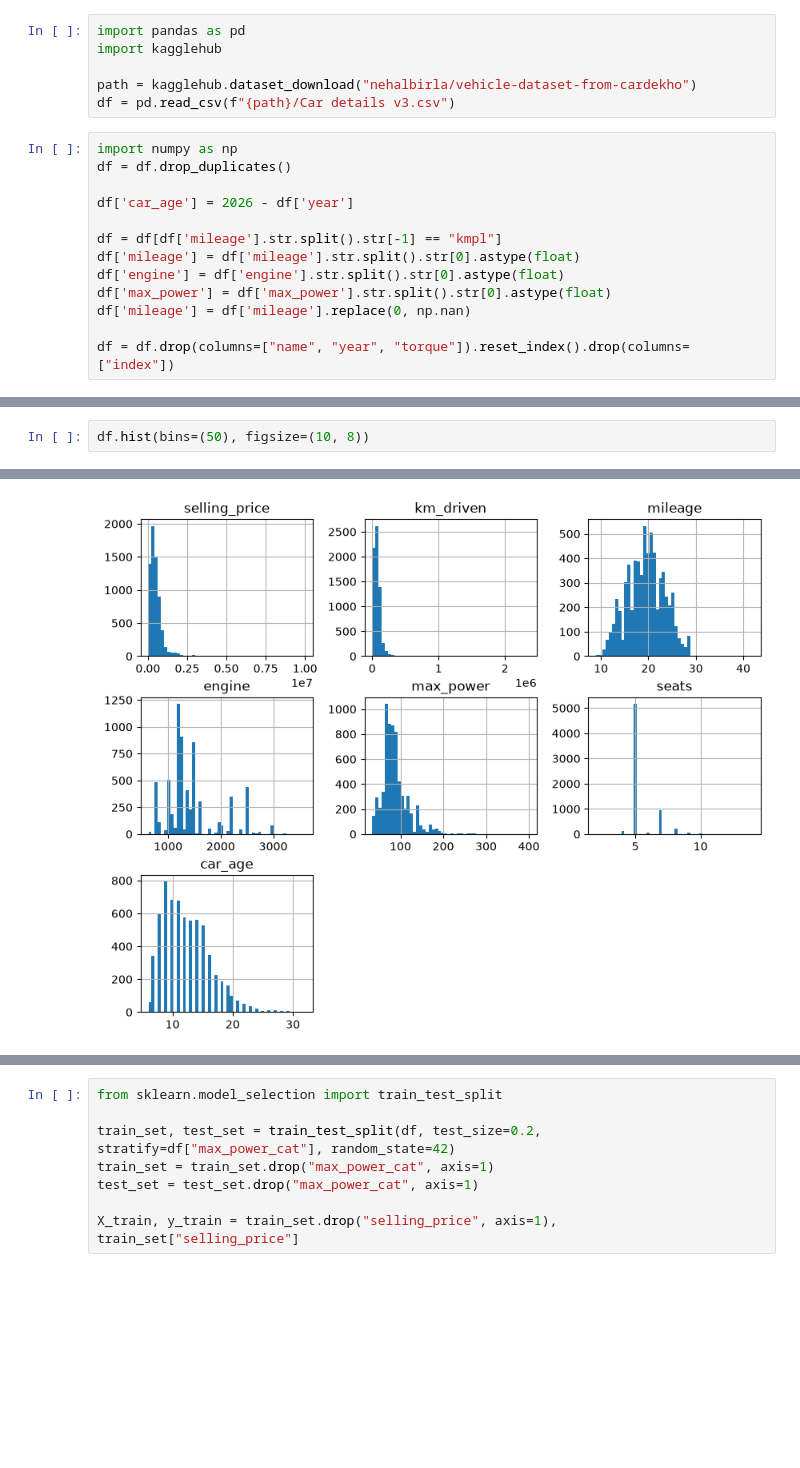
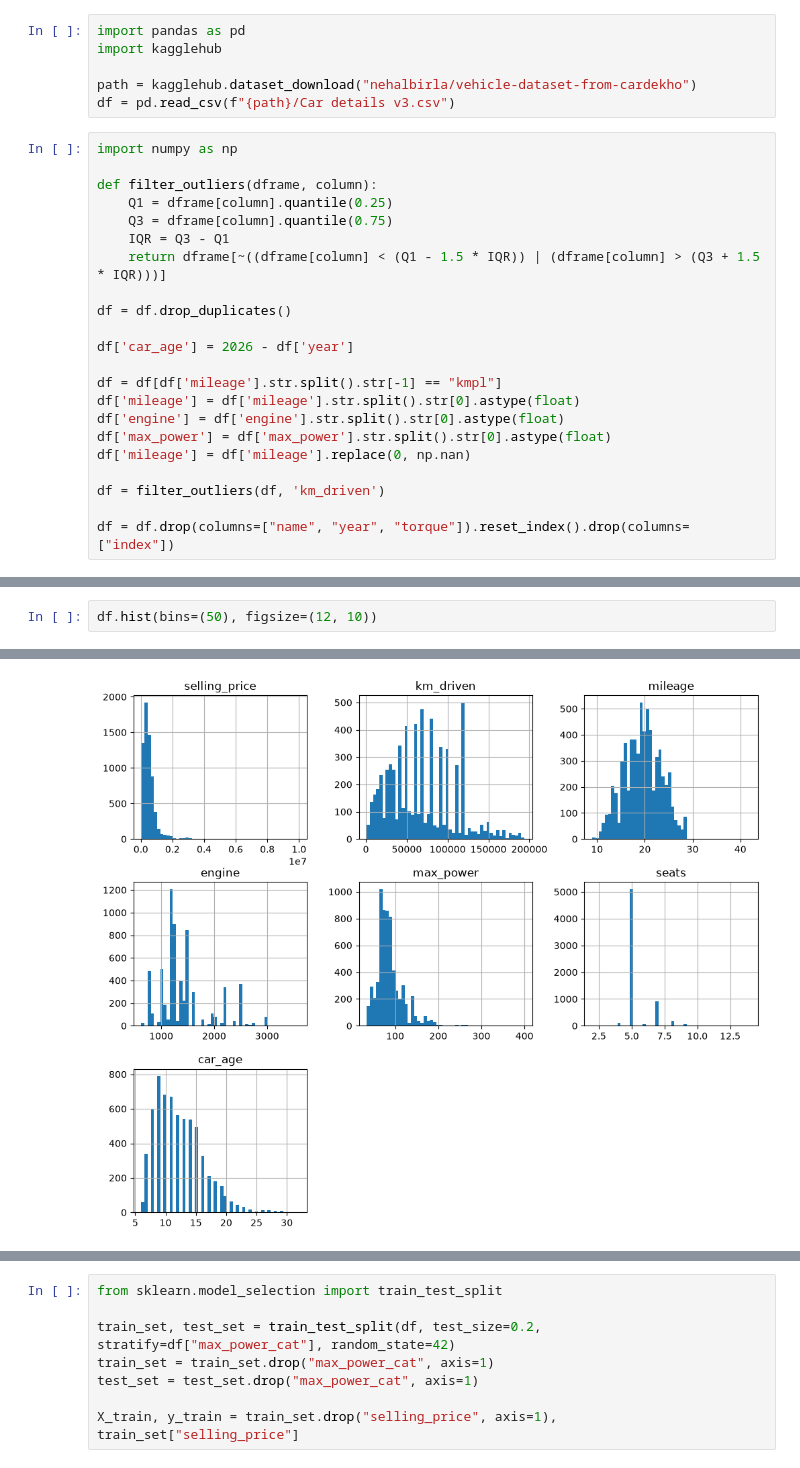
Before and after one commit to vovap2parbitrage/Hands-On-ML-with-Scikit-Learn-and-PyTorch, a Jupyter notebook: Classical_ML/Chapter_2/chapter_2_hands_on_exercise/chapter_2_exercise_7/chapter_2_exercise_7.ipynb, the cells around one changed output, grey strips where cells are left out. Cells and saved outputs as stored; diff of their text form; blank space fills up the shorter version.

```diff
--- a/Classical_ML/Chapter_2/chapter_2_hands_on_exercise/chapter_2_exercise_7/chapter_2_exercise_7.ipynb
+++ b/Classical_ML/Chapter_2/chapter_2_hands_on_exercise/chapter_2_exercise_7/chapter_2_exercise_7.ipynb
@@ -6,6 +6,13 @@ path = kagglehub.dataset_download("nehalbirla/vehicle-dataset-from-cardekho")
 df = pd.read_csv(f"{path}/Car details v3.csv")
 # %%
 import numpy as np
+
+def filter_outliers(dframe, column):
+    Q1 = dframe[column].quantile(0.25)
+    Q3 = dframe[column].quantile(0.75)
+    IQR = Q3 - Q1
+    return dframe[~((dframe[column] < (Q1 - 1.5 * IQR)) | (dframe[column] > (Q3 + 1.5 * IQR)))]
+
 df = df.drop_duplicates()
 
 df['car_age'] = 2026 - df['year']
@@ -16,6 +23,8 @@ df['engine'] = df['engine'].str.split().str[0].astype(float)
 df['max_power'] = df['max_power'].str.split().str[0].astype(float)
 df['mileage'] = df['mileage'].replace(0, np.nan)
 
+df = filter_outliers(df, 'km_driven')
+
 df = df.drop(columns=["name", "year", "torque"]).reset_index().drop(columns=["index"])
 # %%
 df.head()
@@ -74,15 +83,15 @@ df.describe()
 # %%
-df.hist(bins=(50), figsize=(10, 8))
+df.hist(bins=(50), figsize=(12, 10))
 # %% [output]
 array([[<Axes: title={'center': 'selling_price'}>,
         <Axes: title={'center': 'km_driven'}>,
         <Axes: title={'center': 'mileage'}>],
        [<Axes: title={'center': 'engine'}>,
         <Axes: title={'center': 'max_power'}>,
         <Axes: title={'center': 'seats'}>],
        [<Axes: title={'center': 'car_age'}>, <Axes: >, <Axes: >]],
       dtype=object)
-[figure, old version]
+[figure, new version]
 # %%
 df.corr(numeric_only=True)["selling_price"].sort_values(ascending=False)
 # %% [output]
```
Also changed, not shown: parts of 9 cells of this notebook.
